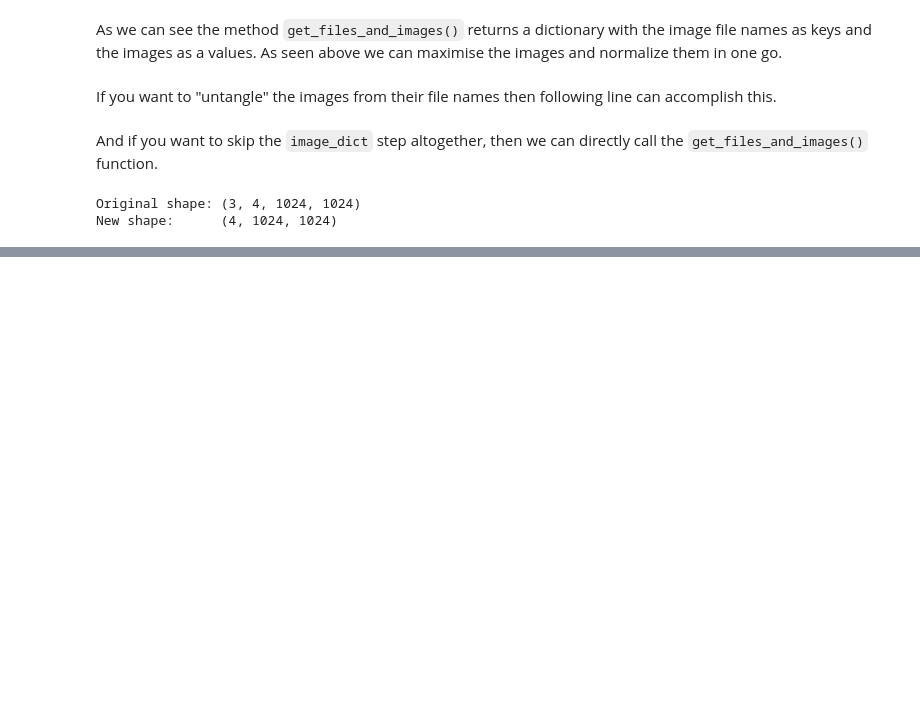
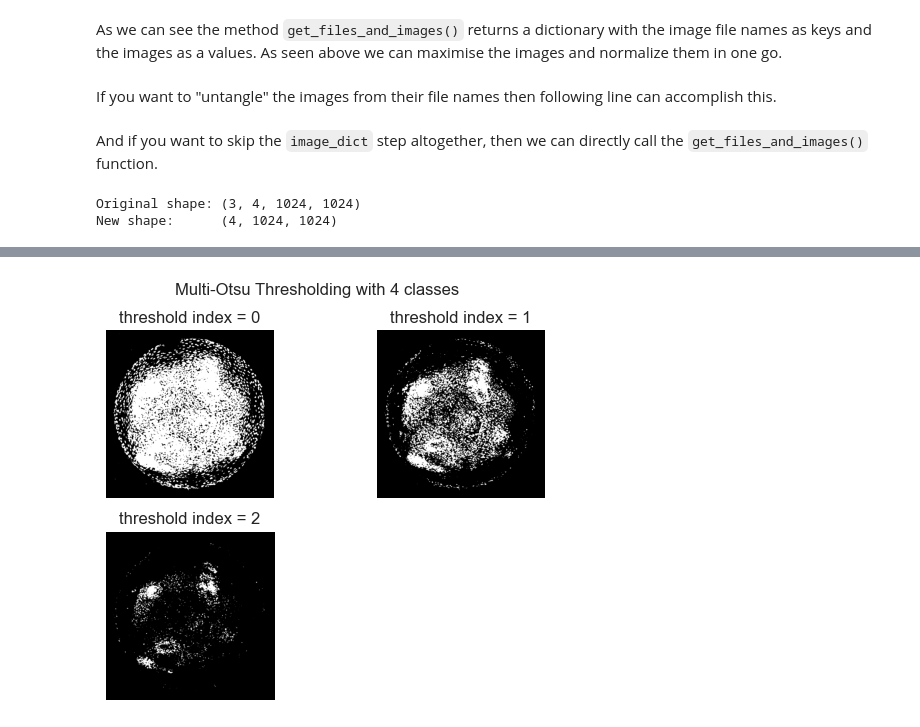
Before and after one commit to flotji-potji/micropattern_analysis, a Jupyter notebook: FS5_code_improvements.ipynb, the cells around one changed output, grey strips where cells are left out. Saved outputs shown, nothing was run; the diff lists cells and outputs as text; code cells hidden in the pictures; blank space fills up the shorter version.

```diff
--- a/FS5_code_improvements.ipynb
+++ b/FS5_code_improvements.ipynb
@@ -98,0 +124,24 @@ New shape:      (4, 1024, 1024)
+# %%
+def create_dapi_img_mask_multiotsu(
+        img,
+        dapi_img_num,
+        num_classes=4,
+        threshold_index=1
+):
+    thresholds = threshold_multiotsu(img[dapi_img_num], classes=num_classes)
+    dapi_threshold = thresholds[threshold_index]
+    return img[dapi_img_num] > dapi_threshold
+
+class_n = 4
+square = class_n // 2 if class_n > 3 else class_n - 1
+
+fig, axes = plt.subplots(square,square)
+for i, ax in enumerate(axes.flat):
+    if i < (class_n - 1):
+        ax.imshow(create_dapi_img_mask_multiotsu(i1, 3, num_classes=class_n, threshold_index=i), cmap="gray")
+        ax.set_title(f"threshold index = {i}")
+    ax.axis('off')
+fig.suptitle(f"Multi-Otsu Thresholding with {class_n} classes")
+plt.show()
+# %% [output]
+[figure, added]
```
Also changed, not shown: parts of 4 cells of this notebook, 1 other file.
